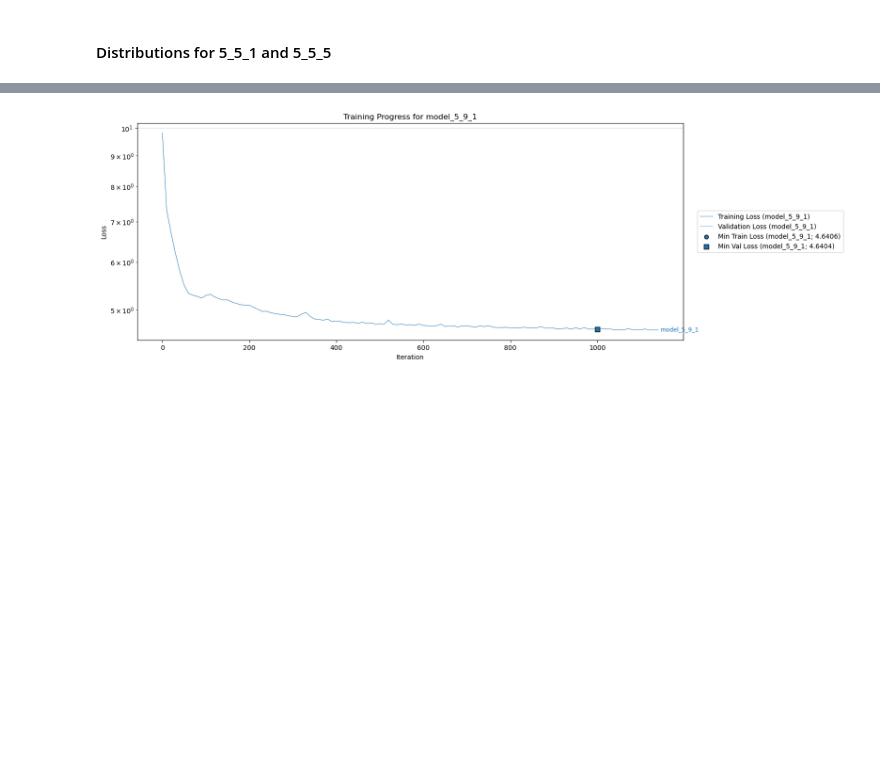
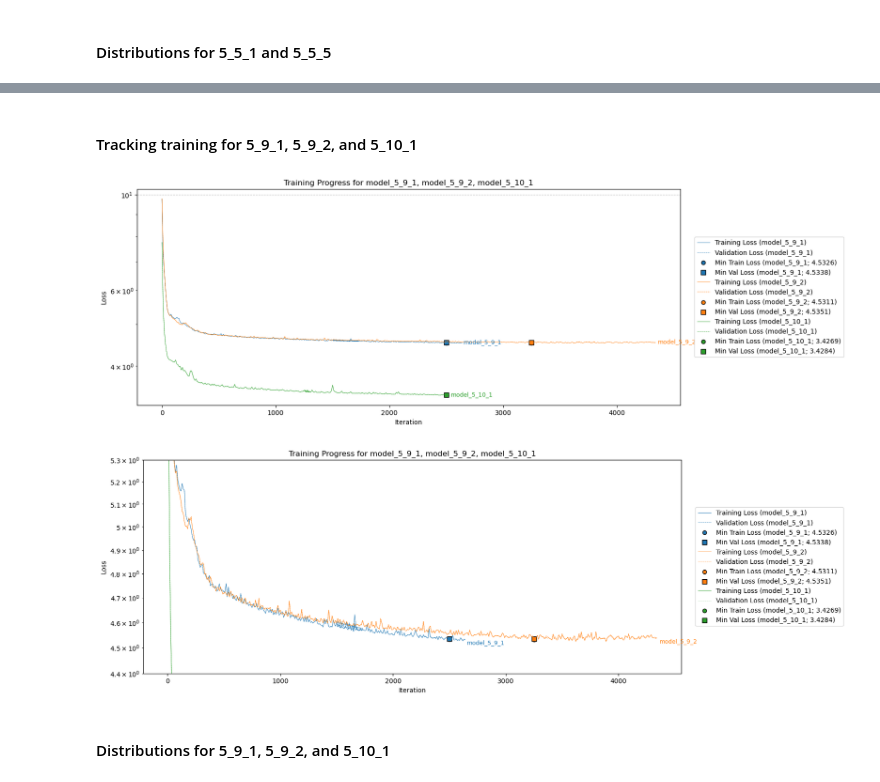
Before and after one commit to EshwaryForReasons/particleGPT, a Jupyter notebook: analysis_notebooks/analysis.ipynb, the cells around one changed output, grey strips where cells are left out. Drawn from its saved outputs; the diff is of its cells as text; code cells hidden in the pictures; blank space fills up the shorter version.

```diff
--- a/analysis_notebooks/analysis.ipynb
+++ b/analysis_notebooks/analysis.ipynb
@@ -490,5 +470,11 @@ compare_distributions(models_to_compare, column_name='pdgid', juxtaposed=True, d
+# %% [markdown]
+#### Tracking training for 5_9_1, 5_9_2, and 5_10_1
 # %%
-models_to_compare = ['model_5_9_1', 'model_5_9_2']
+models_to_compare = ['model_5_9_1', 'model_5_9_2', 'model_5_10_1']
 plot_train_graphs(models_to_compare, juxtaposed=False, use_epochs=False)
+plot_train_graphs(models_to_compare, juxtaposed=False, use_epochs=False, use_log_scale=True, y_lim=[4.4, 5.3])
 # %% [output]
-[figure, old version]
+[figure, new version]
+[figure, added]
+# %% [markdown]
+#### Distributions for 5_9_1, 5_9_2, and 5_10_1
```
Also changed, not shown: parts of 4 cells of this notebook, 11 other files.
